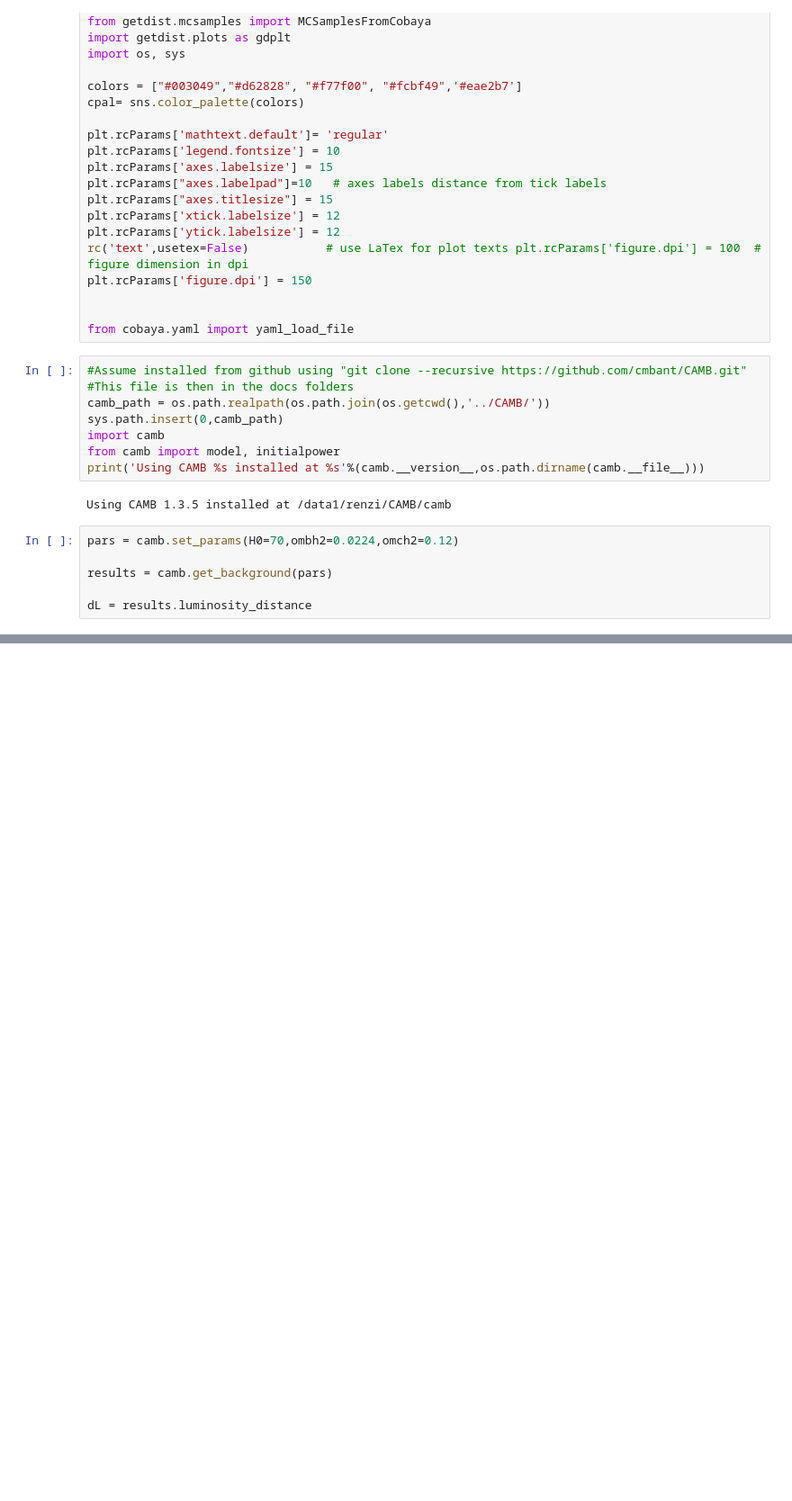
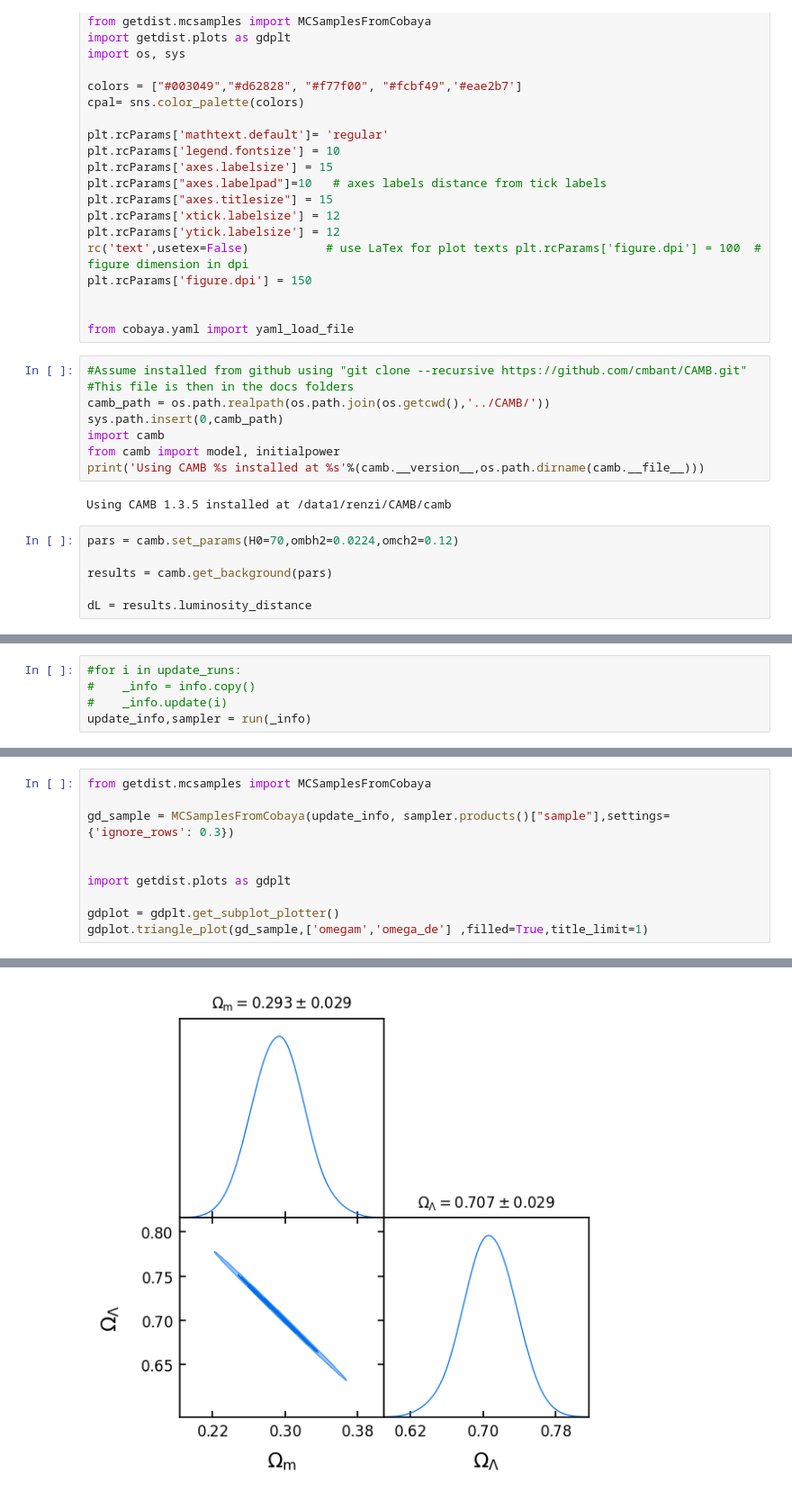
Before and after one commit to FabRez/SNIa_analysis, a Jupyter notebook: SNIa_analysis.ipynb, the cells around one changed output, grey strips where cells are left out. Shown at 90% size. Drawn from its saved outputs; the diff is of its cells as text; blank space fills up the shorter version.

```diff
--- a/SNIa_analysis.ipynb
+++ b/SNIa_analysis.ipynb
@@ -128,0 +140,5 @@ update_info,sampler = run(info)
+# %%
+#for i in update_runs:
+#    _info = info.copy()
+#    _info.update(i)
+update_info,sampler = run(_info)
@@ -128,0 +163,11 @@ update_info,sampler = run(info)
+# %%
+from getdist.mcsamples import MCSamplesFromCobaya
+
+gd_sample = MCSamplesFromCobaya(update_info, sampler.products()["sample"],settings={'ignore_rows': 0.3})
+
+
+import getdist.plots as gdplt
+
+gdplot = gdplt.get_subplot_plotter()
+gdplot.triangle_plot(gd_sample,['omegam','omega_de'] ,filled=True,title_limit=1)
+# %% [output]
@@ -128,0 +176 @@ update_info,sampler = run(info)
+[figure, added]
```
Also changed, not shown: parts of 8 cells of this notebook.
